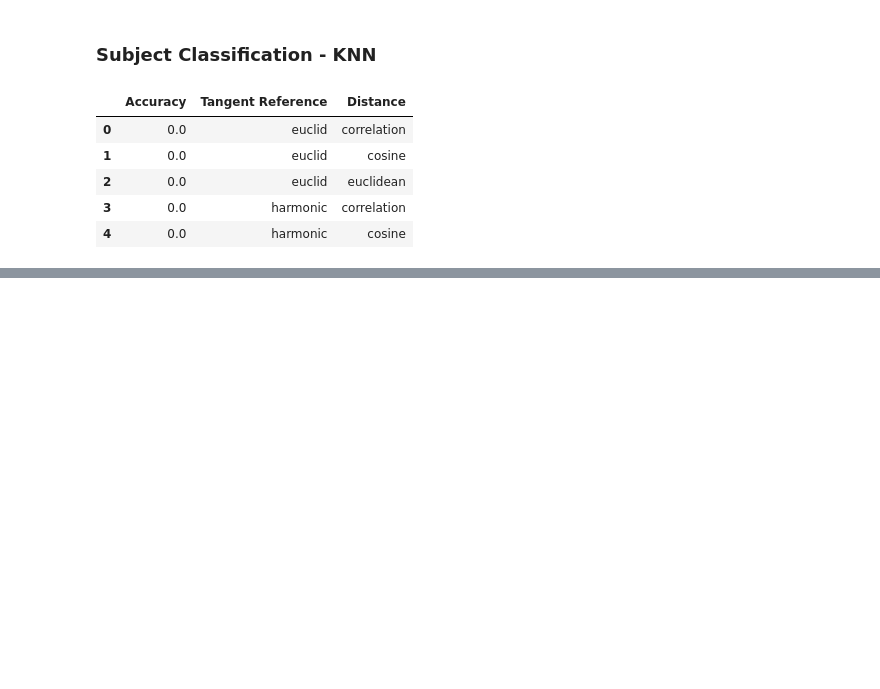
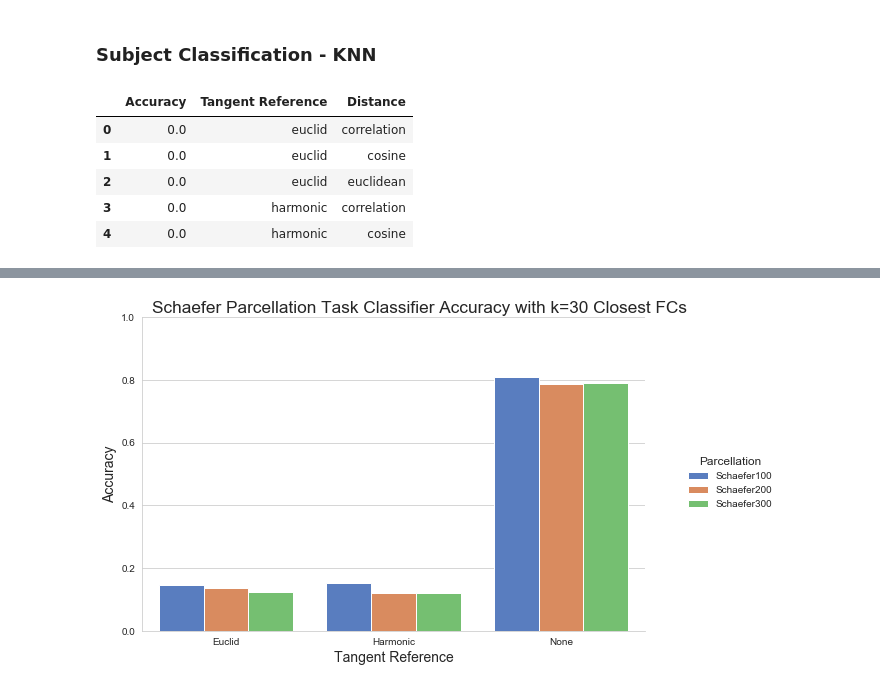
Before and after one commit to mwang29/fmri_learning, a Jupyter notebook: results/Data Visualizations.ipynb, the cells around one changed output, grey strips where cells are left out. Drawn from its saved outputs; the diff is of its cells as text; code cells hidden in the pictures; blank space fills up the shorter version.

```diff
--- a/results/Data Visualizations.ipynb
+++ b/results/Data Visualizations.ipynb
@@ -123,0 +136,7 @@ plt.show()
+# %%
+schaefer = pd.read_csv('schaefer_distances.csv', names=["Type", "Accuracy"])
+new = schaefer["Type"].str.rsplit("_", n = 1, expand = True)
+schaefer['Parcellation'] = new[0]
+schaefer['Tangent Reference'] = new[1]
+schaefer.drop(columns =["Type"], inplace = True)
+schaefer.head()
@@ -123,0 +150,9 @@ plt.show()
+# %%
+ref_plot = sns.catplot(x="Tangent Reference", y="Accuracy", hue="Parcellation", data=schaefer,
+                height=6, kind="bar", palette="muted").set(ylim=(0, 1))
+ref_plot.fig.suptitle('Schaefer Parcellation Task Classifier Accuracy with k=30 Closest FCs', y=1.02, fontsize='xx-large')
+ref_plot.fig.set_size_inches(10,5)
+plt.savefig('knn_task.eps', bbox_inches='tight', transparent=True)
+plt.show()
+# %% [output]
+[figure, added]
```
Also changed, not shown: parts of 15 cells of this notebook, 17 other files.
